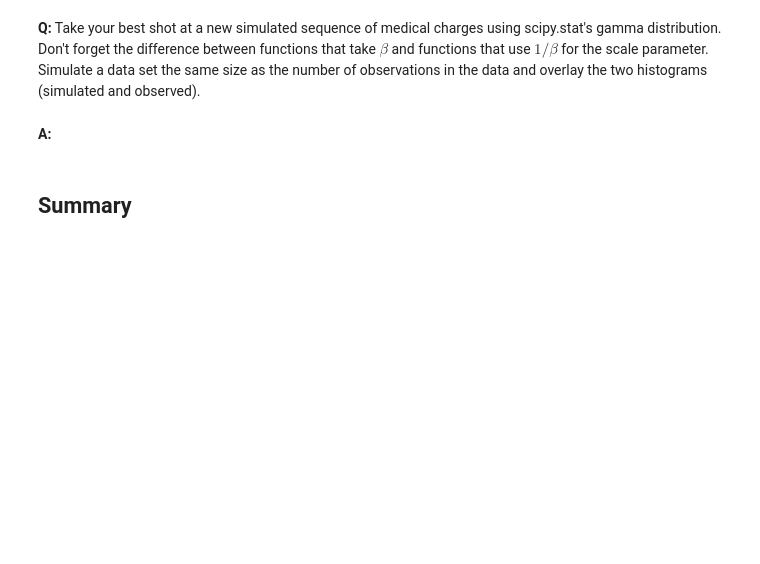
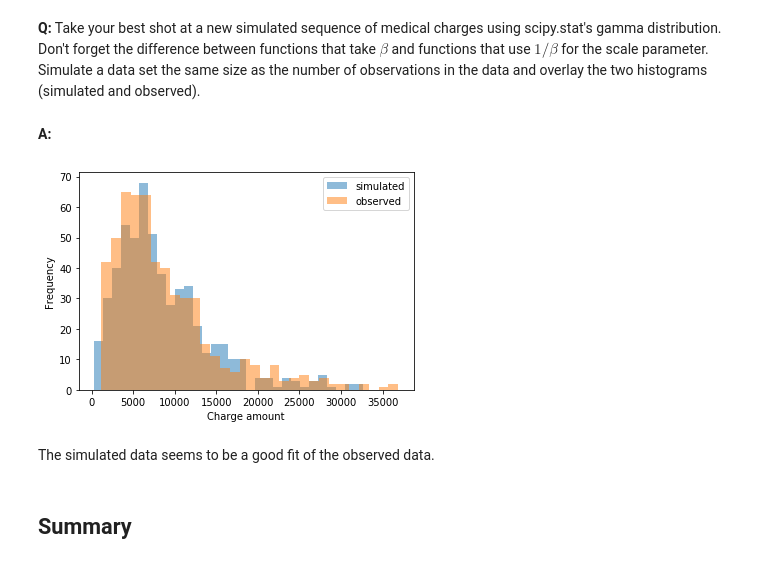
Before and after one commit to willjdew/springboard_bayesian_interference, a Jupyter notebook: inferential_statistics_3-Q.ipynb, the cells around one changed output. Cells and saved outputs as stored; diff of their text form; code cells hidden in the pictures; blank space fills up the shorter version.

```diff
--- a/inferential_statistics_3-Q.ipynb
+++ b/inferential_statistics_3-Q.ipynb
@@ -237,3 +206,17 @@ best_shot_simulated = None
+# %%
+alpha_mean = np.mean(alpha)
+beta_mean = np.mean(beta)
+no_ins_stat_gamma = gamma(alpha_mean, scale=beta_mean).rvs(n_no_ins)
+# %%
+_ = plt.hist(no_ins_stat_gamma, bins=30, alpha=0.5, label='simulated')
+_ = plt.hist(no_insurance, bins=30, alpha=0.5, label='observed')
+_ = plt.xlabel('Charge amount')
+_ = plt.ylabel('Frequency')
+_ = plt.legend()
+# %% [output]
+[figure, added]
+# %% [markdown]
+The simulated data seems to be a good fit of the observed data.
 # %% [markdown]
 ## Summary
 # %% [markdown]
```
Also changed, not shown: parts of 15 cells of this notebook.
